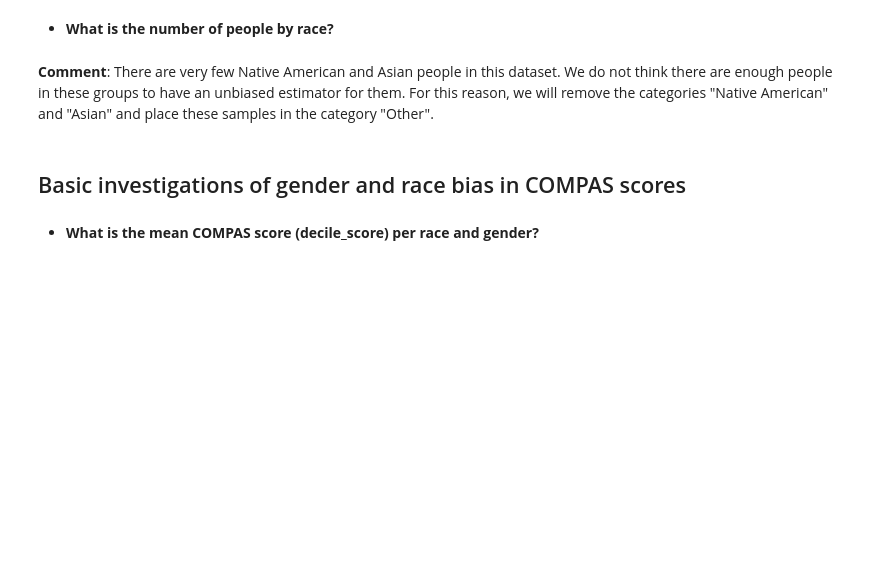
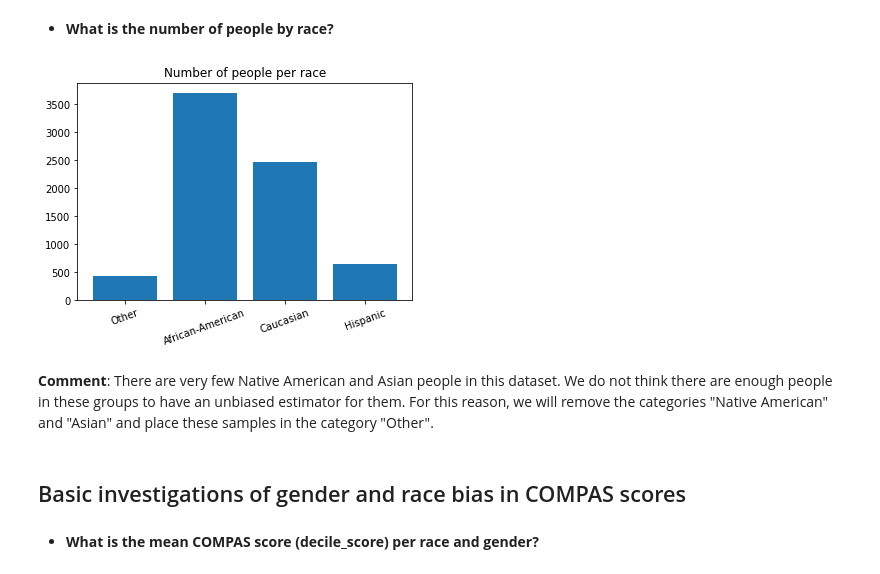
Before and after one commit to GuilhermeGPGil/ProPublica-COMPAS-Dataset-Analysis, a Jupyter notebook: Proj.ipynb, the cells around one changed output. Saved outputs shown, nothing was run; the diff lists cells and outputs as text; code cells hidden in the pictures; blank space fills up the shorter version.

```diff
--- a/Proj.ipynb
+++ b/Proj.ipynb
@@ -176,10 +178,13 @@ plt.show()
 - **What is the number of people by race?**
 # %%
 race_names = list(df["race"].unique().tolist())
-race_size = list(df.groupby("race").size())
+race_size = list(df.groupby("race", sort=False).size())
 plt.bar(race_names, race_size)
 plt.xticks(rotation=20)
+plt.title("Number of people per race")
 plt.show()
+# %% [output]
+[figure, added]
 # %% [markdown]
 **Comment**: There are very few Native American and Asian people in this dataset. We do not think there are enough people in these groups to have an unbiased estimator for them. For this reason, we will remove the categories "Native American" and "Asian" and place these samples in the category "Other".
 # %%
```
Also changed, not shown: parts of 27 cells of this notebook.
